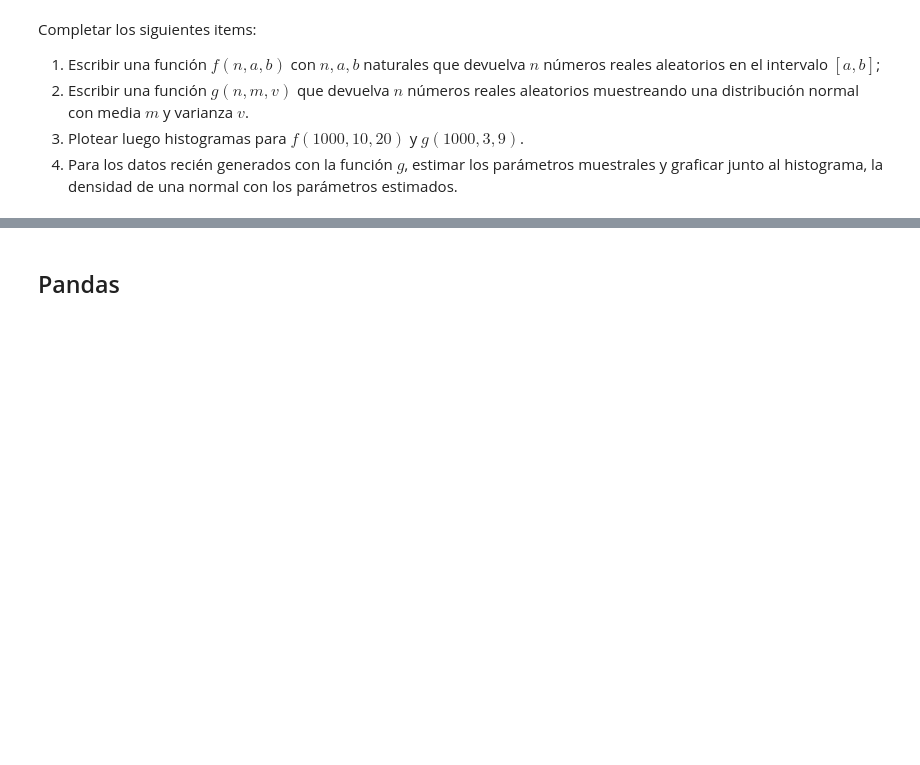
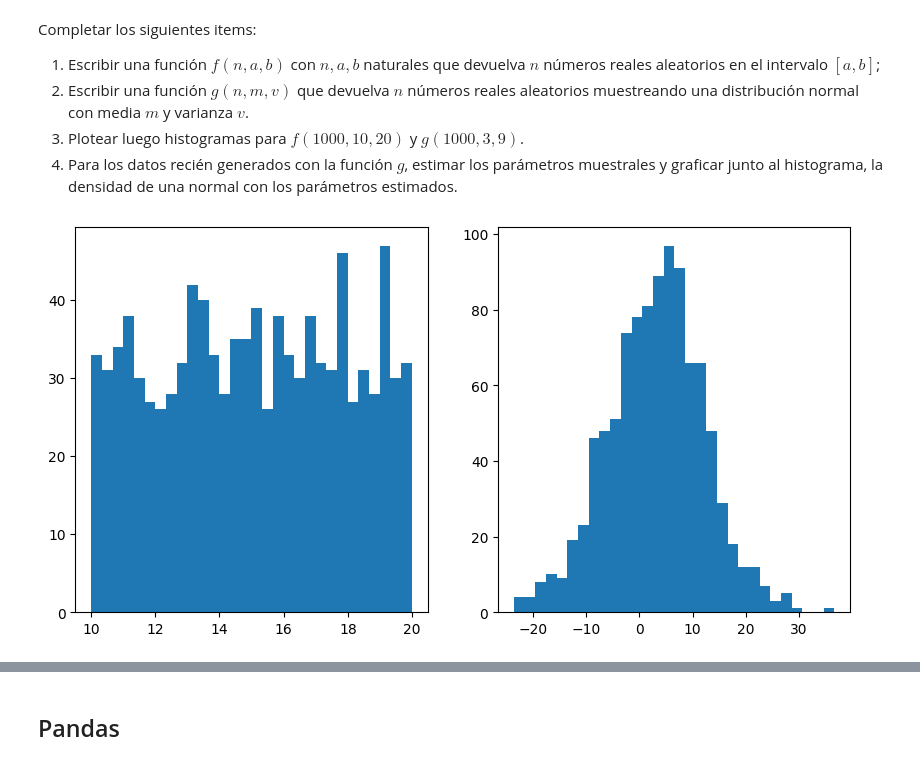
Before and after one commit to machulsky61/Aprendizaje-Automatico, a Jupyter notebook: Notebooks/notebook_01_herramientas-published.ipynb, the cells around one changed output, grey strips where cells are left out. Drawn from its saved outputs; the diff is of its cells as text; code cells hidden in the pictures; blank space fills up the shorter version.

```diff
--- a/Notebooks/notebook_01_herramientas-published.ipynb
+++ b/Notebooks/notebook_01_herramientas-published.ipynb
@@ -282,8 +284,22 @@ Completar los siguientes items:
 1. Para los datos recién generados con la función $g$, estimar los parámetros muestrales y graficar junto al histograma, la densidad de una normal con los parámetros estimados.
 # %%
 def f(n: int, a: int, b: int) -> np.ndarray:
-    return "<<completar>>"
-
+    #devuelve n números reales aleatorios en el intervalo [a, b]
+    return np.random.uniform(a, b, n)
 
 def g(n: int, m: float, v: float) -> np.ndarray:
-    return "<<completar>>"
+    #devuelve n números reales aleatorios muestreando una distribución normal con media m y varianza v
+    return np.random.normal(m, v, n)
+# %%
+#Plotear histogramas para f(1000, 10, 20) y g(1000, 3, 9)
+fig, axes = plt.subplots(1, 2, figsize=(10, 5))
+
+data_f = f(1000, 10, 20)
+data_g = g(1000, 3, 9)
+
+axes[0].hist(data_f, bins=30)
+axes[1].hist(data_g, bins=30)
+
+plt.show()
+# %% [output]
+[figure, added]
```
Also changed, not shown: parts of 16 cells of this notebook.
